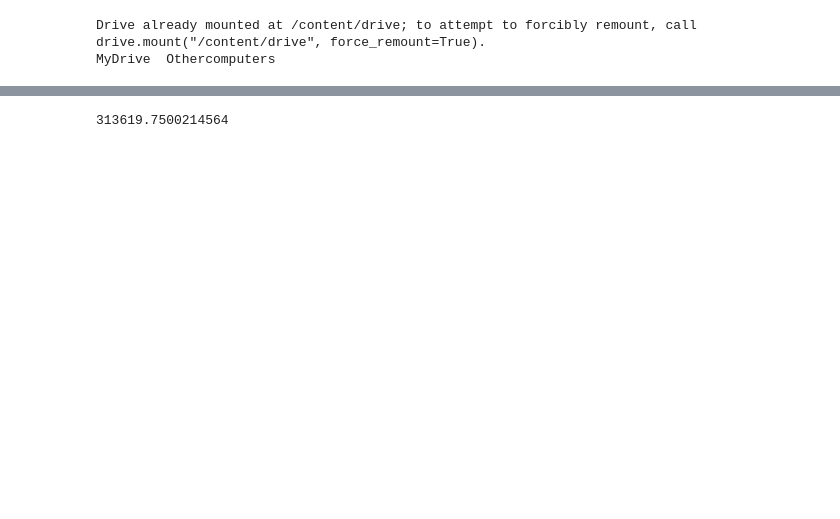
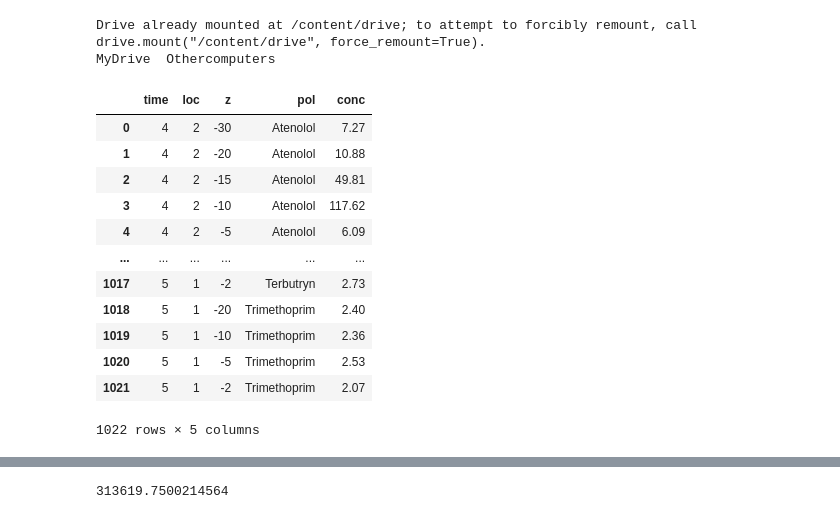
Before and after one commit to DuaneHsa/2022_ML_Earth_Env_Sci, a Jupyter notebook: final_project_renaud.ipynb, the cells around one changed output, grey strips where cells are left out. Cells and saved outputs as stored; diff of their text form; code cells hidden in the pictures; blank space fills up the shorter version.

```diff
--- a/final_project_renaud.ipynb
+++ b/final_project_renaud.ipynb
@@ -30,8 +32,23 @@ from google.colab import drive
 # %%
 drive.mount('/content/drive')
 !ls /content/drive/
 df = pd.read_csv('/content/drive/MyDrive/01_UNIL/00_COURS_UNIL/Machine_Learning/ML_project/Plume_reno.csv',header=0)
 pd.set_option('precision', 2)
+
+df
 # %% [output]
 Drive already mounted at /content/drive; to attempt to forcibly remount, call drive.mount("/content/drive", force_remount=True).
 MyDrive  Othercomputers
+|  | time | loc | z | pol | conc |
+| 0 | 4 | 2 | -30 | Atenolol | 7.27 |
+| 1 | 4 | 2 | -20 | Atenolol | 10.88 |
+| 2 | 4 | 2 | -15 | Atenolol | 49.81 |
+| 3 | 4 | 2 | -10 | Atenolol | 117.62 |
+| 4 | 4 | 2 | -5 | Atenolol | 6.09 |
+| ... | ... | ... | ... | ... | ... |
+| 1017 | 5 | 1 | -2 | Terbutryn | 2.73 |
+| 1018 | 5 | 1 | -20 | Trimethoprim | 2.40 |
+| 1019 | 5 | 1 | -10 | Trimethoprim | 2.36 |
+| 1020 | 5 | 1 | -5 | Trimethoprim | 2.53 |
+| 1021 | 5 | 1 | -2 | Trimethoprim | 2.07 |
+1022 rows × 5 columns
```
Also changed, not shown: parts of 13 cells of this notebook.
